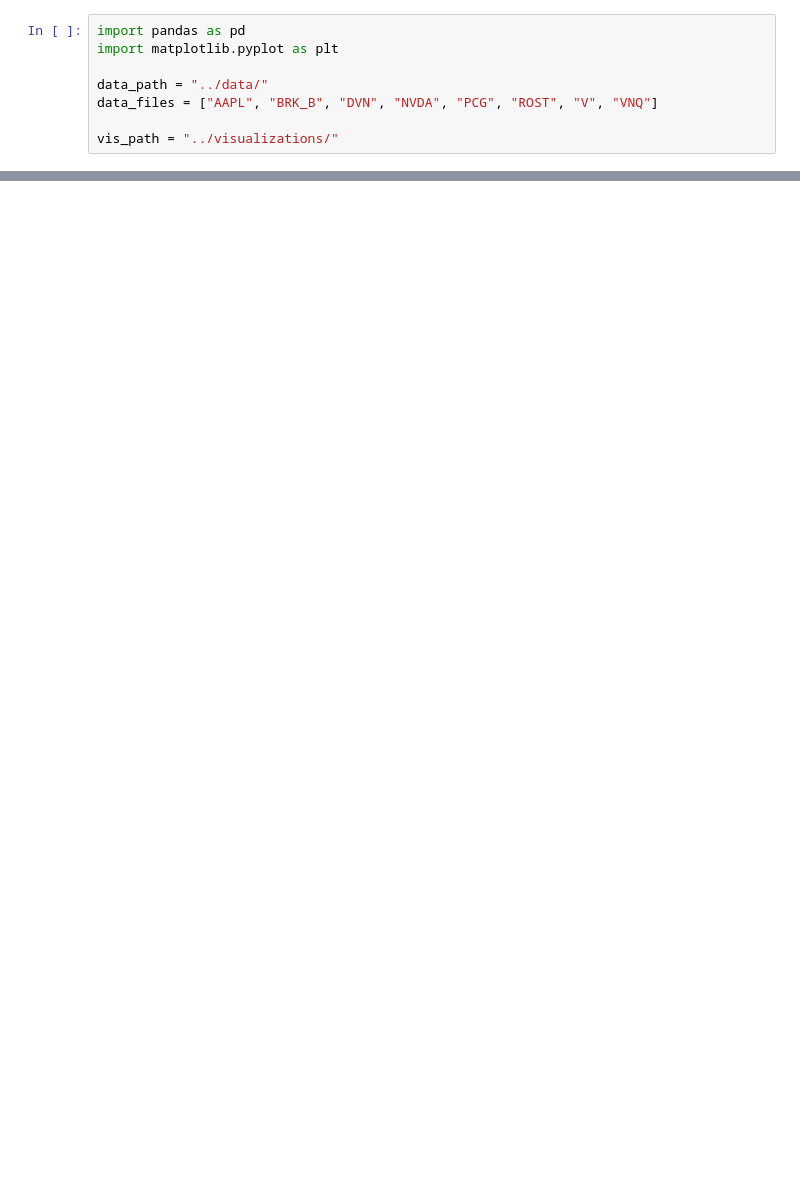
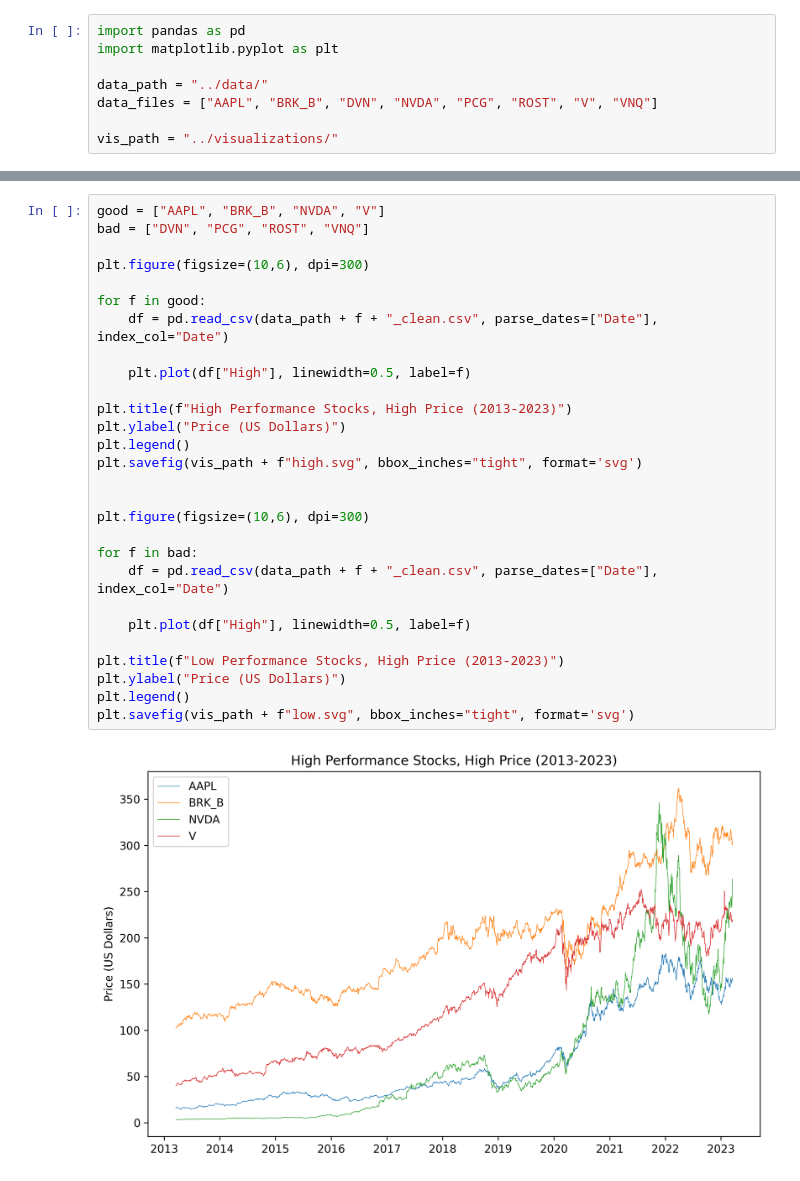
Before and after one commit to robert-meikle/DataMiningProject, a Jupyter notebook: src/visualization.ipynb, the cells around one changed output, grey strips where cells are left out. Drawn from its saved outputs; the diff is of its cells as text; blank space fills up the shorter version.

```diff
--- a/src/visualization.ipynb
+++ b/src/visualization.ipynb
@@ -48,0 +40,30 @@ for f in data_files:
+# %%
+good = ["AAPL", "BRK_B", "NVDA", "V"]
+bad = ["DVN", "PCG", "ROST", "VNQ"]
+
+plt.figure(figsize=(10,6), dpi=300)
+
+for f in good:
+	df = pd.read_csv(data_path + f + "_clean.csv", parse_dates=["Date"], index_col="Date")
+
+	plt.plot(df["High"], linewidth=0.5, label=f)
+
+plt.title(f"High Performance Stocks, High Price (2013-2023)")
+plt.ylabel("Price (US Dollars)")
+plt.legend()
+plt.savefig(vis_path + f"high.svg", bbox_inches="tight", format='svg')
+
+
+plt.figure(figsize=(10,6), dpi=300)
+
+for f in bad:
+	df = pd.read_csv(data_path + f + "_clean.csv", parse_dates=["Date"], index_col="Date")
+
+	plt.plot(df["High"], linewidth=0.5, label=f)
+
+plt.title(f"Low Performance Stocks, High Price (2013-2023)")
+plt.ylabel("Price (US Dollars)")
+plt.legend()
+plt.savefig(vis_path + f"low.svg", bbox_inches="tight", format='svg')
+# %% [output]
+[figure, added]
```
Also changed, not shown: parts of 4 cells of this notebook, 18 other files.
